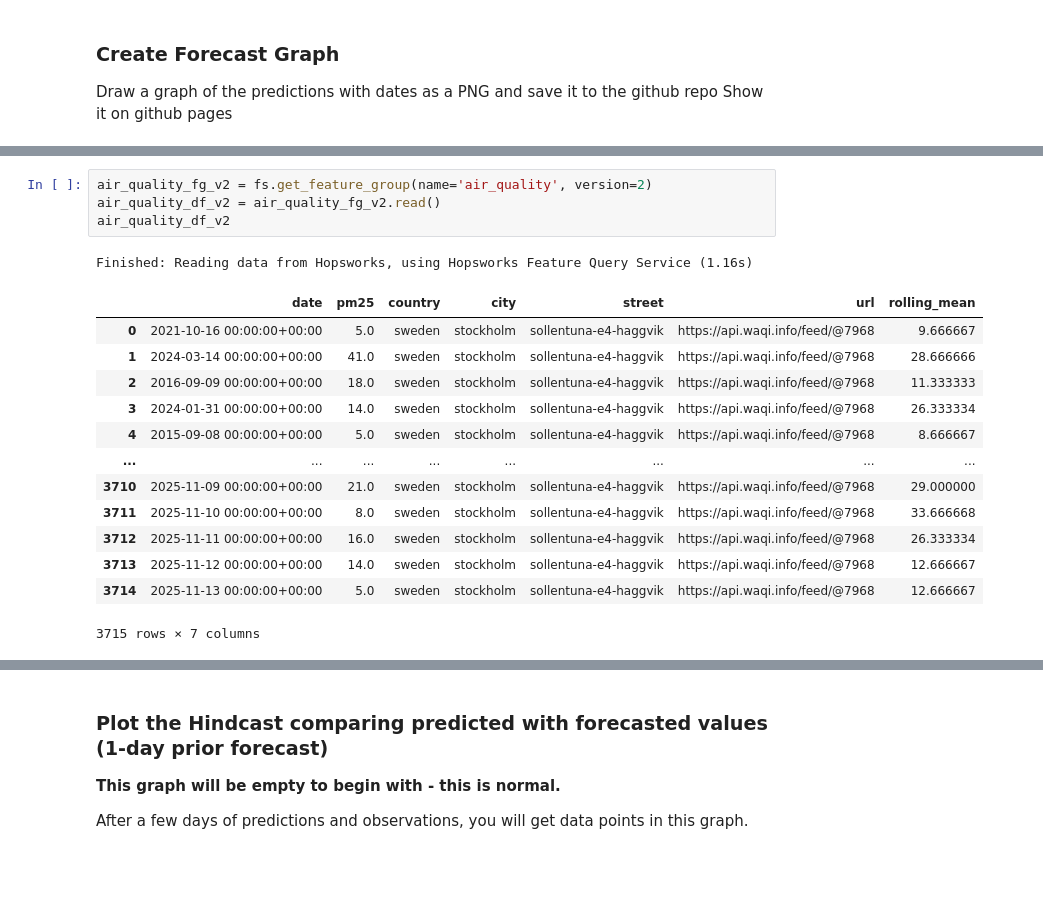
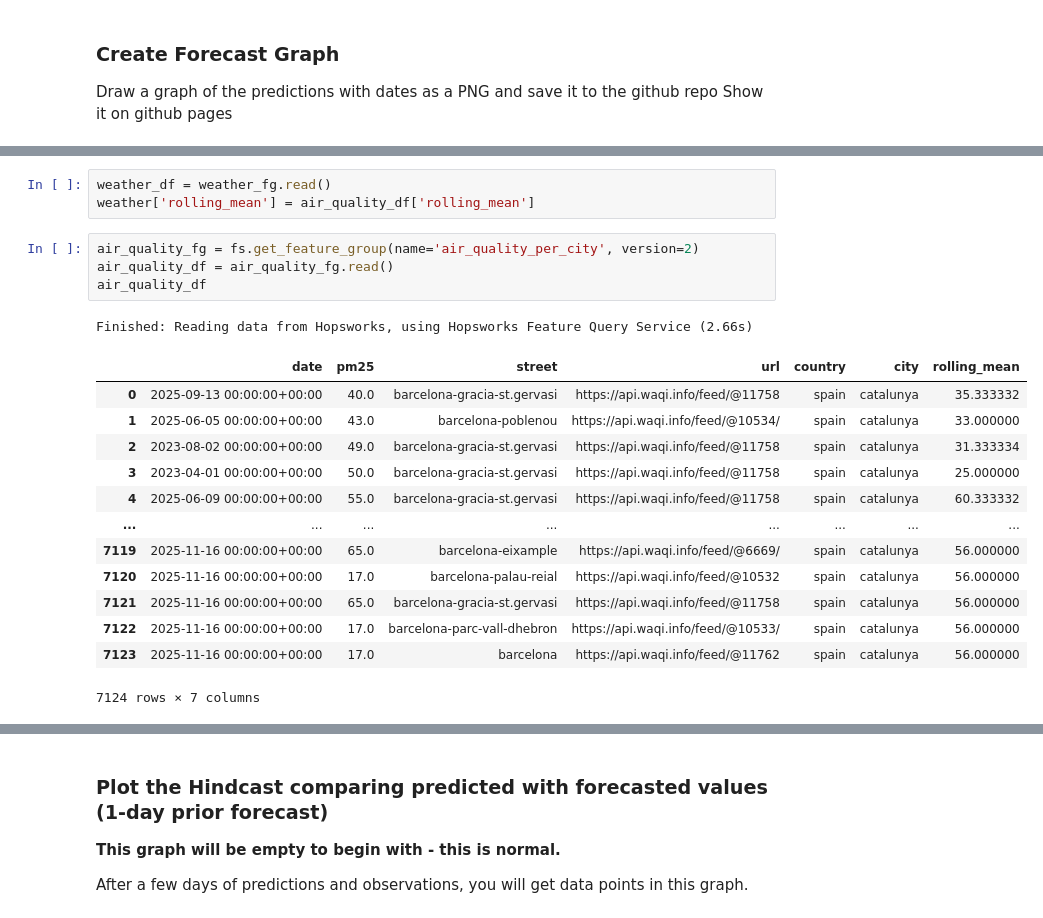
Before and after one commit to fzohra-ux/mlfs-book, a Jupyter notebook: notebooks/airquality/4_air_quality_batch_inference-per_city.ipynb, the cells around one changed output, grey strips where cells are left out. Saved outputs shown, nothing was run; the diff lists cells and outputs as text; blank space fills up the shorter version.

```diff
--- a/notebooks/airquality/4_air_quality_batch_inference-per_city.ipynb
+++ b/notebooks/airquality/4_air_quality_batch_inference-per_city.ipynb
@@ -521,20 +422,23 @@ Finished: Reading data from Hopsworks, using Hopsworks Feature Query Service (1.
+# %%
+weather_df = weather_fg.read()
+weather['rolling_mean'] = air_quality_df['rolling_mean']
 # %%
-air_quality_fg_v2 = fs.get_feature_group(name='air_quality', version=2)
-air_quality_df_v2 = air_quality_fg_v2.read()
-air_quality_df_v2
+air_quality_fg = fs.get_feature_group(name='air_quality_per_city', version=2)
+air_quality_df = air_quality_fg.read()
+air_quality_df
 # %% [output]
-Finished: Reading data from Hopsworks, using Hopsworks Feature Query Service (1.16s)
+Finished: Reading data from Hopsworks, using Hopsworks Feature Query Service (2.66s)
-|  | date | pm25 | country | city | street | url | rolling_mean |
-| 0 | 2021-10-16 00:00:00+00:00 | 5.0 | sweden | stockholm | sollentuna-e4-haggvik | https://api.waqi.info/feed/@7968 | 9.666667 |
-| 1 | 2024-03-14 00:00:00+00:00 | 41.0 | sweden | stockholm | sollentuna-e4-haggvik | https://api.waqi.info/feed/@7968 | 28.666666 |
-| 2 | 2016-09-09 00:00:00+00:00 | 18.0 | sweden | stockholm | sollentuna-e4-haggvik | https://api.waqi.info/feed/@7968 | 11.333333 |
-| 3 | 2024-01-31 00:00:00+00:00 | 14.0 | sweden | stockholm | sollentuna-e4-haggvik | https://api.waqi.info/feed/@7968 | 26.333334 |
-| 4 | 2015-09-08 00:00:00+00:00 | 5.0 | sweden | stockholm | sollentuna-e4-haggvik | https://api.waqi.info/feed/@7968 | 8.666667 |
+|  | date | pm25 | street | url | country | city | rolling_mean |
+| 0 | 2025-09-13 00:00:00+00:00 | 40.0 | barcelona-gracia-st.gervasi | https://api.waqi.info/feed/@11758 | spain | catalunya | 35.333332 |
+| 1 | 2025-06-05 00:00:00+00:00 | 43.0 | barcelona-poblenou | https://api.waqi.info/feed/@10534/ | spain | catalunya | 33.000000 |
+| 2 | 2023-08-02 00:00:00+00:00 | 49.0 | barcelona-gracia-st.gervasi | https://api.waqi.info/feed/@11758 | spain | catalunya | 31.333334 |
+| 3 | 2023-04-01 00:00:00+00:00 | 50.0 | barcelona-gracia-st.gervasi | https://api.waqi.info/feed/@11758 | spain | catalunya | 25.000000 |
+| 4 | 2025-06-09 00:00:00+00:00 | 55.0 | barcelona-gracia-st.gervasi | https://api.waqi.info/feed/@11758 | spain | catalunya | 60.333332 |
 | ... | ... | ... | ... | ... | ... | ... | ... |
-| 3710 | 2025-11-09 00:00:00+00:00 | 21.0 | sweden | stockholm | sollentuna-e4-haggvik | https://api.waqi.info/feed/@7968 | 29.000000 |
-| 3711 | 2025-11-10 00:00:00+00:00 | 8.0 | sweden | stockholm | sollentuna-e4-haggvik | https://api.waqi.info/feed/@7968 | 33.666668 |
-| 3712 | 2025-11-11 00:00:00+00:00 | 16.0 | sweden | stockholm | sollentuna-e4-haggvik | https://api.waqi.info/feed/@7968 | 26.333334 |
-| 3713 | 2025-11-12 00:00:00+00:00 | 14.0 | sweden | stockholm | sollentuna-e4-haggvik | https://api.waqi.info/feed/@7968 | 12.666667 |
-| 3714 | 2025-11-13 00:00:00+00:00 | 5.0 | sweden | stockholm | sollentuna-e4-haggvik | https://api.waqi.info/feed/@7968 | 12.666667 |
+| 7119 | 2025-11-16 00:00:00+00:00 | 65.0 | barcelona-eixample | https://api.waqi.info/feed/@6669/ | spain | catalunya | 56.000000 |
+| 7120 | 2025-11-16 00:00:00+00:00 | 17.0 | barcelona-palau-reial | https://api.waqi.info/feed/@10532 | spain | catalunya | 56.000000 |
+| 7121 | 2025-11-16 00:00:00+00:00 | 65.0 | barcelona-gracia-st.gervasi | https://api.waqi.info/feed/@11758 | spain | catalunya | 56.000000 |
+| 7122 | 2025-11-16 00:00:00+00:00 | 17.0 | barcelona-parc-vall-dhebron | https://api.waqi.info/feed/@10533/ | spain | catalunya | 56.000000 |
+| 7123 | 2025-11-16 00:00:00+00:00 | 17.0 | barcelona | https://api.waqi.info/feed/@11762 | spain | catalunya | 56.000000 |
-3715 rows × 7 columns
+7124 rows × 7 columns
 # %%
```
Also changed, not shown: parts of 43 cells of this notebook, 11 other files.
